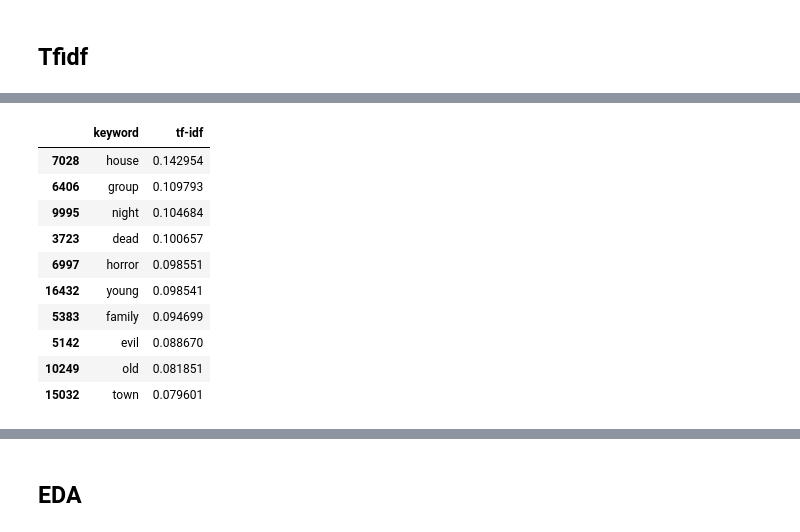
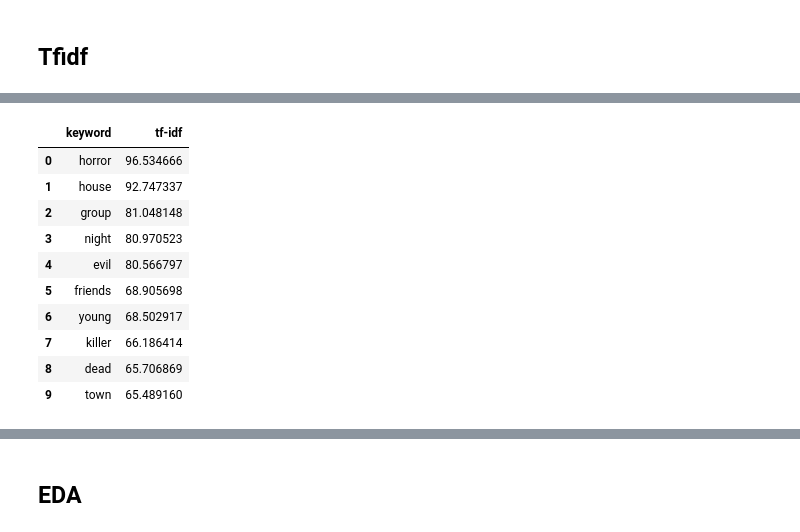
Before and after one commit to HubertRadom/Filmweb-vs-IMDB-Dashboard, a Jupyter notebook: EDA.ipynb, the cells around one changed output, grey strips where cells are left out. Cells and saved outputs as stored; diff of their text form; code cells hidden in the pictures.

```diff
--- a/EDA.ipynb
+++ b/EDA.ipynb
@@ -352,7 +355,7 @@ df_imdb_all.to_csv("data/df_imdb.csv", index=False)
 # %%
 ## n_min - minimum number of samples
 ## n_max - maximum number of samples
-df_filmweb_sampled, df_imdb_all_sampled = down_sample_both_dfs(df_filmweb, df_imdb_all, n_min=400, n_max=400)
+df_filmweb_sampled, df_imdb_all_sampled = down_sample_both_dfs(df_filmweb, df_imdb_all, n_min=100)
 # %%
 (df_filmweb_sampled.groupby("genre").size() == df_imdb_all_sampled.groupby("genre").size()).all()
 # %% [output]
@@ -372,6 +413,13 @@ with open('polish_stopwords.txt') as f:
 # %%
 stopwords_polish = [line.strip('\n') for line in lines]
 stopwords_polish.extend(['nbsp', 'zostaje'])
+# %%
+nlp_polish = spacy.load("pl_core_news_sm")
+stopwords_polish_lemma = []
+for stopword in stopwords_polish:
+    sen = nlp_polish(stopword)
+    for token in sen:
+        stopwords_polish_lemma.append(token.lemma_)
 # %%
 def process_documents(df_database, result_tfidf):
     genre_df = pd.DataFrame()
@@ -381,5 +429,16 @@ def process_documents(df_database, result_tfidf):
         temp_df = pd.DataFrame(index=[genre], data=[summed_scores])
         genre_df = pd.concat([genre_df, temp_df], axis=0)
     return genre_df
+# %%
+def process_documents_year(df_database, result_tfidf):
+    year_df = pd.DataFrame()
+    for year in df_database.year.unique():
+        bool_mask = df_database.year == year
+        summed_scores = result_tfidf[bool_mask].sum(axis=0)
+        temp_df = pd.DataFrame(index=[year], data=[summed_scores])
+        year_df = pd.concat([year_df, temp_df], axis=0)
+    return year_df
+# %%
+tokenizer_pattern = re.compile(r'(?u)\b\w\w+\b')
 # %%
 class GenresAverageTfidf:
@@ -437,14 +540,14 @@ filmweb_average_tfidf.show_keywords('horror', 10, True)
 # %%
-imdb_average_tfidf.show_keywords('horror', 10, True)
+imdb_average_tfidf.show_keywords_genre('horror', 10, False)
 # %% [output]
 |  | keyword | tf-idf |
-| 7028 | house | 0.142954 |
-| 6406 | group | 0.109793 |
-| 9995 | night | 0.104684 |
-| 3723 | dead | 0.100657 |
-| 6997 | horror | 0.098551 |
-| 16432 | young | 0.098541 |
-| 5383 | family | 0.094699 |
-| 5142 | evil | 0.088670 |
-| 10249 | old | 0.081851 |
-| 15032 | town | 0.079601 |
+| 0 | horror | 96.534666 |
+| 1 | house | 92.747337 |
+| 2 | group | 81.048148 |
+| 3 | night | 80.970523 |
+| 4 | evil | 80.566797 |
+| 5 | friends | 68.905698 |
+| 6 | young | 68.502917 |
+| 7 | killer | 66.186414 |
+| 8 | dead | 65.706869 |
+| 9 | town | 65.489160 |
```
Also changed, not shown: parts of 16 cells of this notebook, 1 other file.
